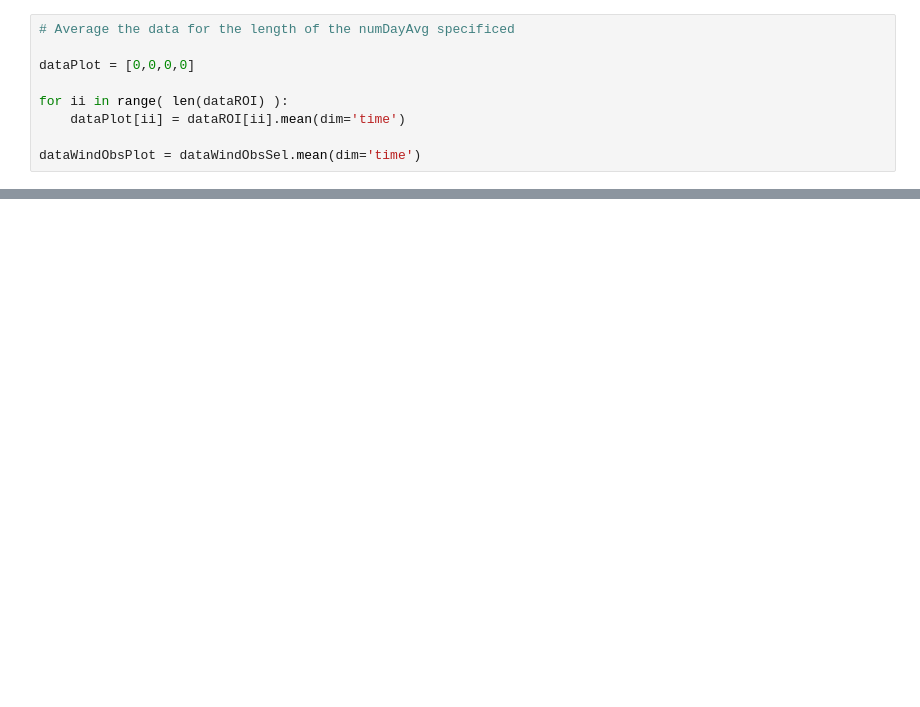
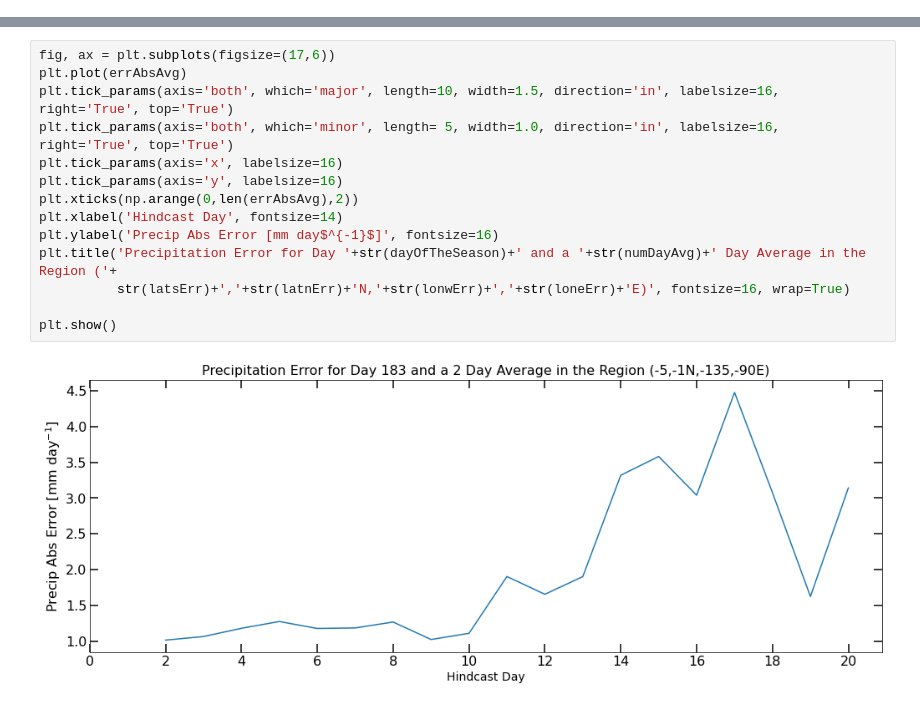
Before and after one commit to ITCZ-hindcasts/python-scripts, a Jupyter notebook: MapPlot.ipynb, the cells around one changed output, grey strips where cells are left out. Cells and saved outputs as stored; diff of their text form; blank space fills up the shorter version.

```diff
--- a/MapPlot.ipynb
+++ b/MapPlot.ipynb
@@ -190,9 +65,0 @@ dataWindObsSel = dataWindObs.sel(time=slice(dayOfTheSeason,dayOfTheSeason+numDay
-# %%
-# Average the data for the length of the numDayAvg specificed
-
-dataPlot = [0,0,0,0]
-
-for ii in range( len(dataROI) ):
-    dataPlot[ii] = dataROI[ii].mean(dim='time')
-
-dataWindObsPlot = dataWindObsSel.mean(dim='time')
@@ -354,0 +242,16 @@ plt.show()
+# %%
+fig, ax = plt.subplots(figsize=(17,6))
+plt.plot(errAbsAvg)
+plt.tick_params(axis='both', which='major', length=10, width=1.5, direction='in', labelsize=16, right='True', top='True')
+plt.tick_params(axis='both', which='minor', length= 5, width=1.0, direction='in', labelsize=16, right='True', top='True')
+plt.tick_params(axis='x', labelsize=16)
+plt.tick_params(axis='y', labelsize=16)
+plt.xticks(np.arange(0,len(errAbsAvg),2))
+plt.xlabel('Hindcast Day', fontsize=14)
+plt.ylabel('Precip Abs Error [mm day$^{-1}$]', fontsize=16)
+plt.title('Precipitation Error for Day '+str(dayOfTheSeason)+' and a '+str(numDayAvg)+' Day Average in the Region ('+
+          str(latsErr)+','+str(latnErr)+'N,'+str(lonwErr)+','+str(loneErr)+'E)', fontsize=16, wrap=True)
+
+plt.show()
+# %% [output]
+[figure, added]
```
Also changed, not shown: parts of 16 cells of this notebook, 1 other file.
